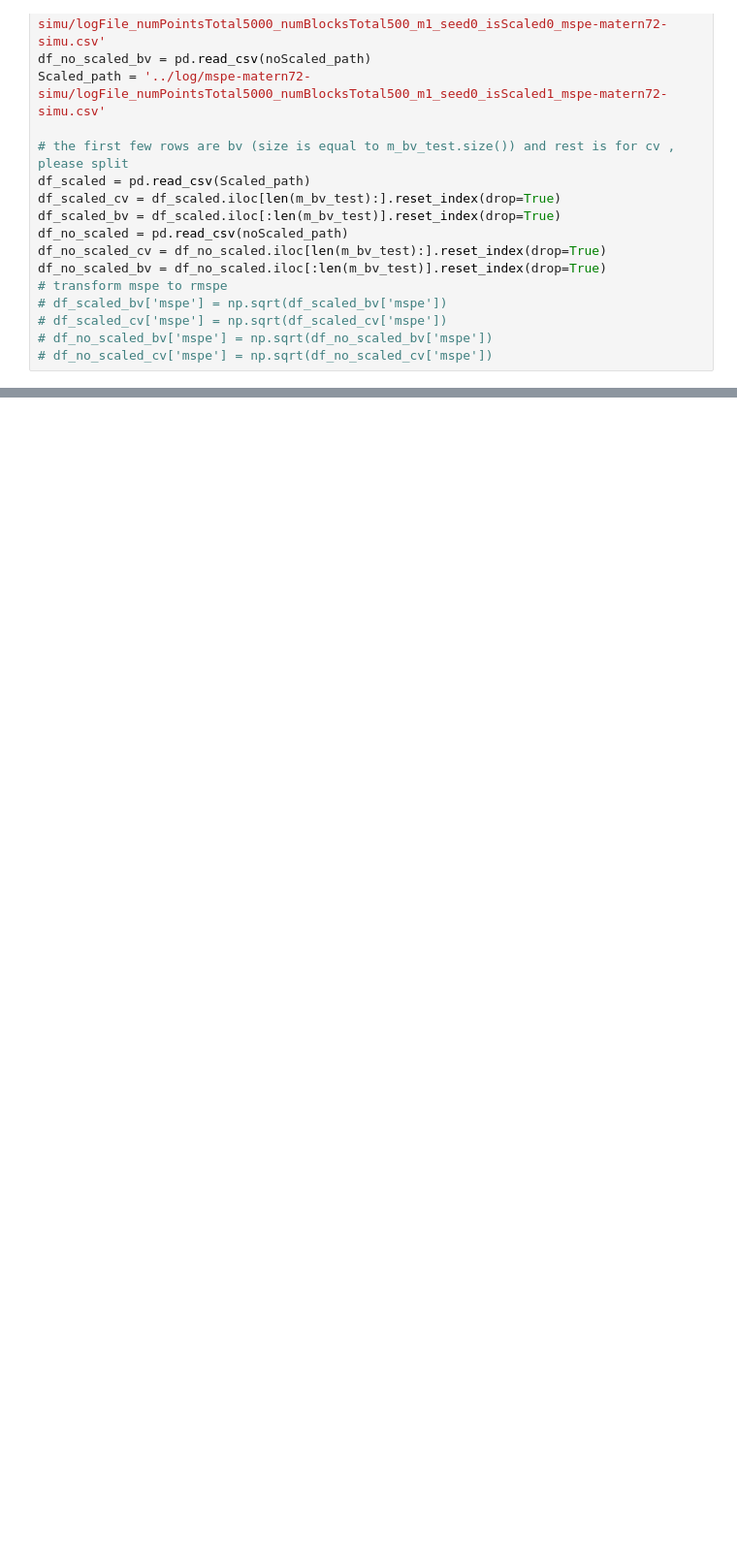
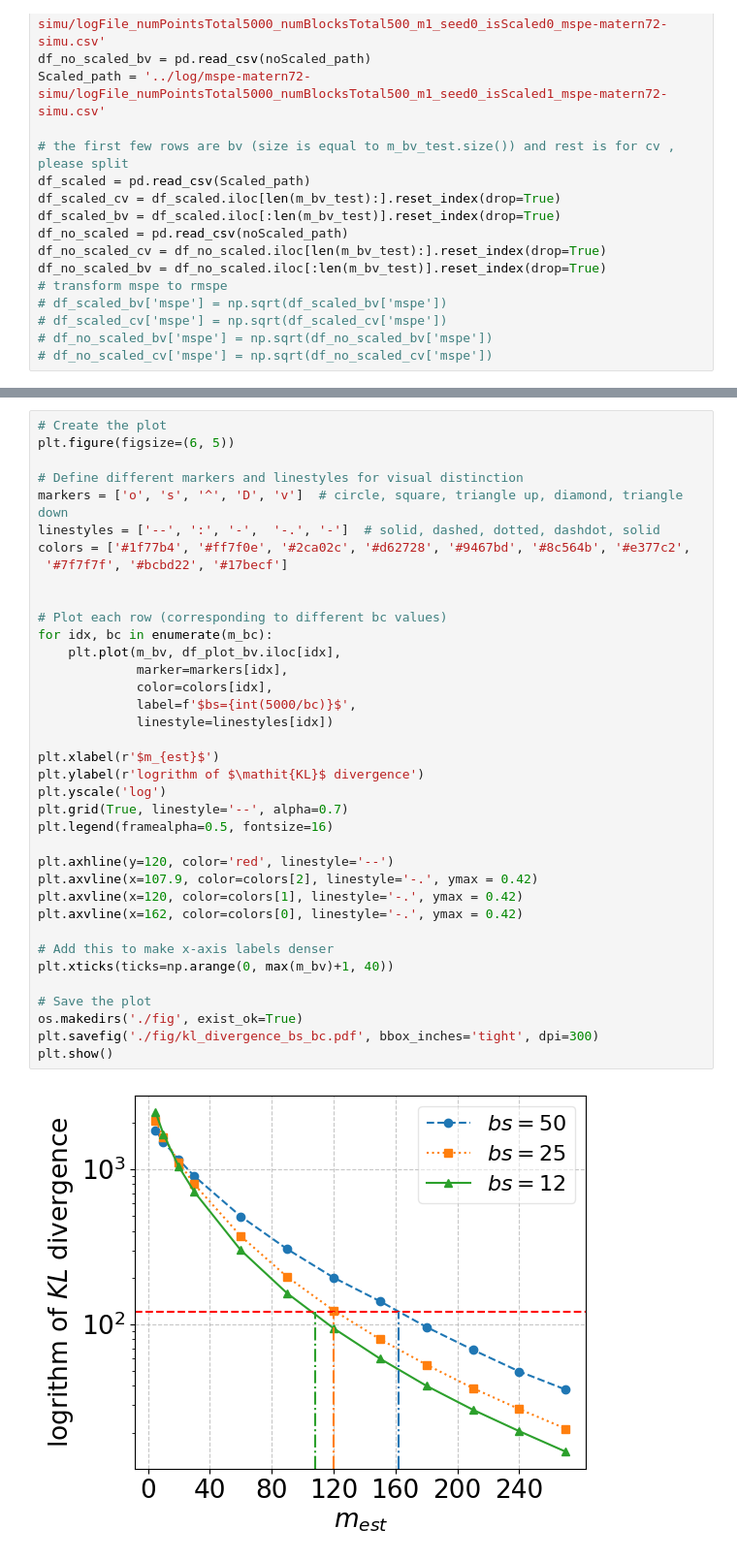
Before and after one commit to paper-code1/VecchiaConditionalExtremes, a Jupyter notebook: experiments/GPsimu.ipynb, the cells around one changed output, grey strips where cells are left out. Shown at 97% size. Saved outputs shown, nothing was run; the diff lists cells and outputs as text; blank space fills up the shorter version.

```diff
--- a/experiments/GPsimu.ipynb
+++ b/experiments/GPsimu.ipynb
@@ -356,0 +396,39 @@ plt.show()
+# %%
+# Create the plot
+plt.figure(figsize=(6, 5))
+
+# Define different markers and linestyles for visual distinction
+markers = ['o', 's', '^', 'D', 'v']  # circle, square, triangle up, diamond, triangle down
+linestyles = ['--', ':', '-',  '-.', '-']  # solid, dashed, dotted, dashdot, solid
+colors = ['#1f77b4', '#ff7f0e', '#2ca02c', '#d62728', '#9467bd', '#8c564b', '#e377c2',
+ '#7f7f7f', '#bcbd22', '#17becf']
+
+
+# Plot each row (corresponding to different bc values)
+for idx, bc in enumerate(m_bc):
+    plt.plot(m_bv, df_plot_bv.iloc[idx],
+             marker=markers[idx],
+             color=colors[idx],
+             label=f'$bs={int(5000/bc)}$',
+             linestyle=linestyles[idx])
+
+plt.xlabel(r'$m_{est}$')
+plt.ylabel(r'logrithm of $\mathit{KL}$ divergence')
+plt.yscale('log')
+plt.grid(True, linestyle='--', alpha=0.7)
+plt.legend(framealpha=0.5, fontsize=16)
+
+plt.axhline(y=120, color='red', linestyle='--')
+plt.axvline(x=107.9, color=colors[2], linestyle='-.', ymax = 0.42)
+plt.axvline(x=120, color=colors[1], linestyle='-.', ymax = 0.42)
+plt.axvline(x=162, color=colors[0], linestyle='-.', ymax = 0.42)
+
+# Add this to make x-axis labels denser
+plt.xticks(ticks=np.arange(0, max(m_bv)+1, 40))
+
+# Save the plot
+os.makedirs('./fig', exist_ok=True)
+plt.savefig('./fig/kl_divergence_bs_bc.pdf', bbox_inches='tight', dpi=300)
+plt.show()
+# %% [output]
+[figure, added]
```
Also changed, not shown: parts of 4 cells of this notebook, 2 other files.
